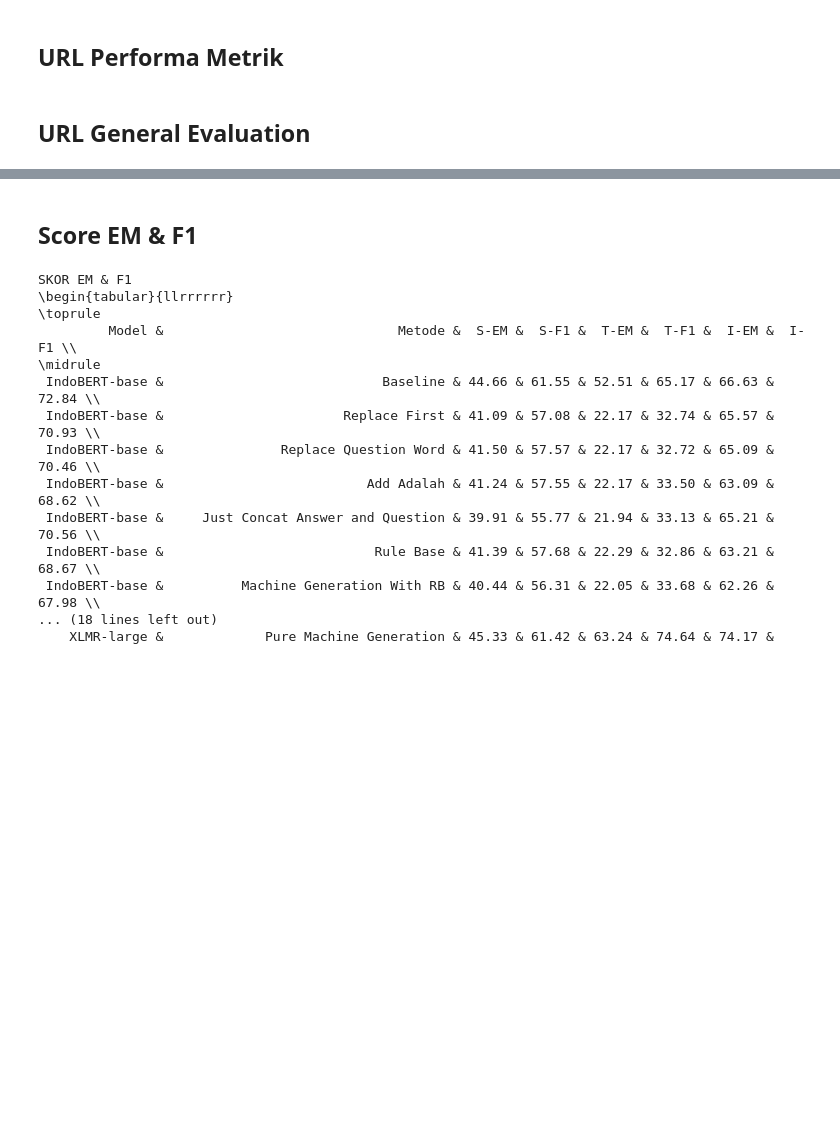
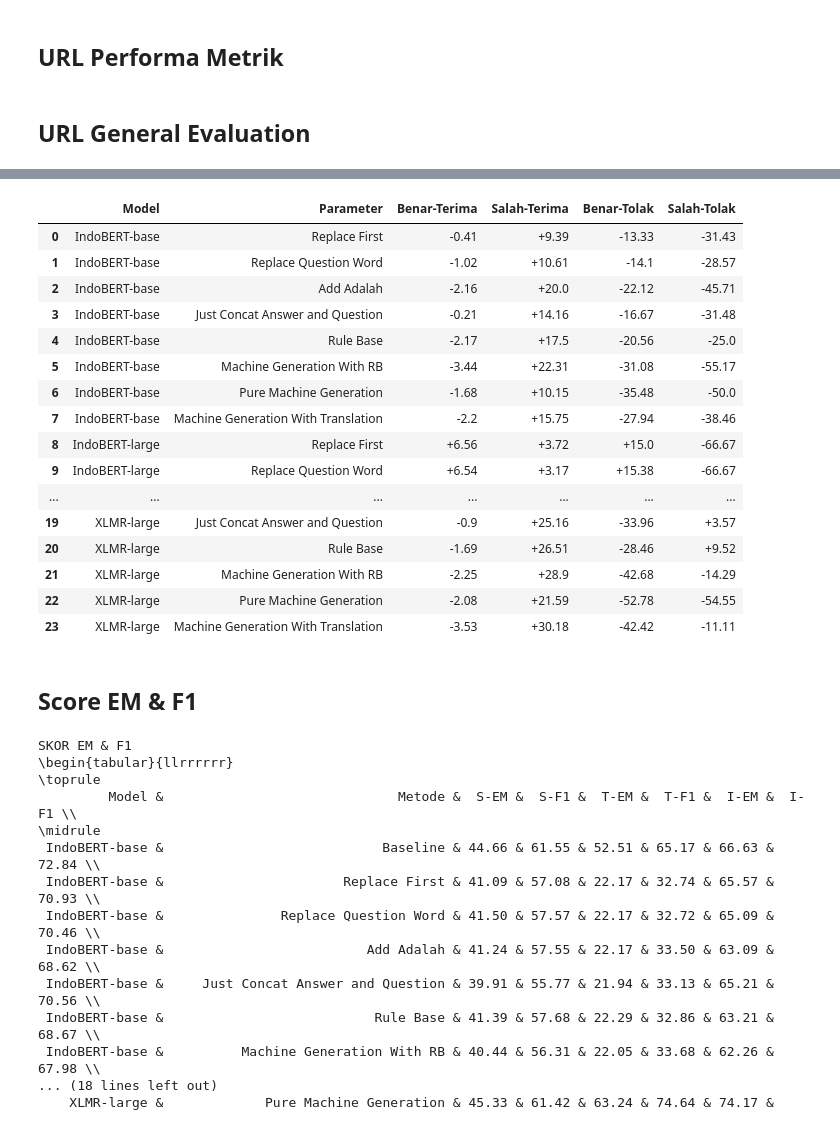
Before and after one commit to muhammadravi251001/qas-with-indonli, a Jupyter notebook: utilities/Scraping_for_Evaluation_&_Analysis.ipynb, the cells around one changed output, grey strips where cells are left out. Cells and saved outputs as stored; diff of their text form; code cells hidden in the pictures; blank space fills up the shorter version.

```diff
--- a/utilities/Scraping_for_Evaluation_&_Analysis.ipynb
+++ b/utilities/Scraping_for_Evaluation_&_Analysis.ipynb
@@ -2273,0 +4678,77 @@ xlm_i_7 = "https://huggingface.co/muhammadravi251001/fine-tuned-FilteringNLI-xlm
+# %%
+df_compare_metric = pd.DataFrame(
+    {
+    'Model': ["IndoBERT-base", "IndoBERT-base", "IndoBERT-base",
+              "IndoBERT-base", "IndoBERT-base", "IndoBERT-base",
+              "IndoBERT-base", "IndoBERT-base",
+
+              "IndoBERT-large", "IndoBERT-large", "IndoBERT-large",
+              "IndoBERT-large", "IndoBERT-large", "IndoBERT-large",
+              "IndoBERT-large", "IndoBERT-large",
+
+              "XLMR-large", "XLMR-large", "XLMR-large",
+              "XLMR-large", "XLMR-large", "XLMR-large",
+              "XLMR-large", "XLMR-large"],
+
+    'Parameter': ["Replace First", "Replace Question Word", "Add Adalah",
+               "Just Concat Answer and Question", "Rule Base",
+               "Machine Generation With RB", "Pure Machine Generation",
+               "Machine Generation With Translation",
+
+               "Replace First", "Replace Question Word", "Add Adalah",
+               "Just Concat Answer and Question", "Rule Base",
+               "Machine Generation With RB", "Pure Machine Generation",
+               "Machine Generation With Translation",
+
+               "Replace First", "Replace Question Word", "Add Adalah",
+               "Just Concat Answer and Question", "Rule Base",
+               "Machine Generation With RB", "Pure Machine Generation",
+               "Machine Generation With Translation"],
+
+    'Benar-Terima': [mp_rf(m_lem_i_0)[0], mp_rf(m_lem_i_1)[0], mp_rf(m_lem_i_2)[0], mp_rf(m_lem_i_3)[0],
+                     mp_rf(m_lem_i_4)[0], mp_rf(m_lem_i_5)[0], mp_rf(m_lem_i_6)[0], mp_rf(m_lem_i_7)[0],
+
+                     mp_rf(m_nlu_i_0)[0], mp_rf(m_nlu_i_1)[0], mp_rf(m_nlu_i_2)[0], mp_rf(m_nlu_i_3)[0],
+                     mp_rf(m_nlu_i_4)[0], mp_rf(m_nlu_i_5)[0], mp_rf(m_nlu_i_6)[0], mp_rf(m_nlu_i_7)[0],
+
+                     mp_rf(m_xlm_i_0)[0], mp_rf(m_xlm_i_1)[0], mp_rf(m_xlm_i_2)[0], mp_rf(m_xlm_i_3)[0],
+                     mp_rf(m_xlm_i_4)[0], mp_rf(m_xlm_i_5)[0], mp_rf(m_xlm_i_6)[0], mp_rf(m_xlm_i_7)[0]],
+
+    'Salah-Terima': [mp_rf(m_lem_i_0)[1], mp_rf(m_lem_i_1)[1], mp_rf(m_lem_i_2)[1], mp_rf(m_lem_i_3)[1],
+                     mp_rf(m_lem_i_4)[1], mp_rf(m_lem_i_5)[1], mp_rf(m_lem_i_6)[1], mp_rf(m_lem_i_7)[1],
+
+                     mp_rf(m_nlu_i_0)[1], mp_rf(m_nlu_i_1)[1], mp_rf(m_nlu_i_2)[1], mp_rf(m_nlu_i_3)[1],
+                     mp_rf(m_nlu_i_4)[1], mp_rf(m_nlu_i_5)[1], mp_rf(m_nlu_i_6)[1], mp_rf(m_nlu_i_7)[1],
+
+                     mp_rf(m_xlm_i_0)[1], mp_rf(m_xlm_i_1)[1], mp_rf(m_xlm_i_2)[1], mp_rf(m_xlm_i_3)[1],
+                     mp_rf(m_xlm_i_4)[1], mp_rf(m_xlm_i_5)[1], mp_rf(m_xlm_i_6)[1], mp_rf(m_xlm_i_7)[1]],
+
+    'Benar-Tolak': [mp_rf(m_lem_i_0)[2], mp_rf(m_lem_i_1)[2], mp_rf(m_lem_i_2)[2], mp_rf(m_lem_i_3)[2],
+                     mp_rf(m_lem_i_4)[2], mp_rf(m_lem_i_5)[2], mp_rf(m_lem_i_6)[2], mp_rf(m_lem_i_7)[2],
+
+                     mp_rf(m_nlu_i_0)[2], mp_rf(m_nlu_i_1)[2], mp_rf(m_nlu_i_2)[2], mp_rf(m_nlu_i_3)[2],
+                     mp_rf(m_nlu_i_4)[2], mp_rf(m_nlu_i_5)[2], mp_rf(m_nlu_i_6)[2], mp_rf(m_nlu_i_7)[2],
+
+                     mp_rf(m_xlm_i_0)[2], mp_rf(m_xlm_i_1)[2], mp_rf(m_xlm_i_2)[2], mp_rf(m_xlm_i_3)[2],
+                     mp_rf(m_xlm_i_4)[2], mp_rf(m_xlm_i_5)[2], mp_rf(m_xlm_i_6)[2], mp_rf(m_xlm_i_7)[2]],
+
+    'Salah-Tolak': [mp_rf(m_lem_i_0)[3], mp_rf(m_lem_i_1)[3], mp_rf(m_lem_i_2)[3], mp_rf(m_lem_i_3)[3],
+                     mp_rf(m_lem_i_4)[3], mp_rf(m_lem_i_5)[3], mp_rf(m_lem_i_6)[3], mp_rf(m_lem_i_7)[3],
+
+                     mp_rf(m_nlu_i_0)[3], mp_rf(m_nlu_i_1)[3], mp_rf(m_nlu_i_2)[3], mp_rf(m_nlu_i_3)[3],
+                     mp_rf(m_nlu_i_4)[3], mp_rf(m_nlu_i_5)[3], mp_rf(m_nlu_i_6)[3], mp_rf(m_nlu_i_7)[3],
+
+                     mp_rf(m_xlm_i_0)[3], mp_rf(m_xlm_i_1)[3], mp_rf(m_xlm_i_2)[3], mp_rf(m_xlm_i_3)[3],
+                     mp_rf(m_xlm_i_4)[3], mp_rf(m_xlm_i_5)[3], mp_rf(m_xlm_i_6)[3], mp_rf(m_xlm_i_7)[3]],
+    },
+
+    columns=['Model', 'Parameter',
+             'Benar-Terima', 'Salah-Terima', 'Benar-Tolak', 'Salah-Tolak']
+    )
+
+print("Perubahan Metrik Skor")
+print(df_compare_metric.to_latex(index=False))
+print()
+
+df_compare_metric
+# %% [output]
@@ -2274,3 +4772,20 @@ xlm_i_7 = "https://huggingface.co/muhammadravi251001/fine-tuned-FilteringNLI-xlm
+|  | Model | Parameter | Benar-Terima | Salah-Terima | Benar-Tolak | Salah-Tolak |
+| 0 | IndoBERT-base | Replace First | -0.41 | +9.39 | -13.33 | -31.43 |
+| 1 | IndoBERT-base | Replace Question Word | -1.02 | +10.61 | -14.1 | -28.57 |
+| 2 | IndoBERT-base | Add Adalah | -2.16 | +20.0 | -22.12 | -45.71 |
+| 3 | IndoBERT-base | Just Concat Answer and Question | -0.21 | +14.16 | -16.67 | -31.48 |
+| 4 | IndoBERT-base | Rule Base | -2.17 | +17.5 | -20.56 | -25.0 |
+| 5 | IndoBERT-base | Machine Generation With RB | -3.44 | +22.31 | -31.08 | -55.17 |
+| 6 | IndoBERT-base | Pure Machine Generation | -1.68 | +10.15 | -35.48 | -50.0 |
+| 7 | IndoBERT-base | Machine Generation With Translation | -2.2 | +15.75 | -27.94 | -38.46 |
+| 8 | IndoBERT-large | Replace First | +6.56 | +3.72 | +15.0 | -66.67 |
+| 9 | IndoBERT-large | Replace Question Word | +6.54 | +3.17 | +15.38 | -66.67 |
+| ... | ... | ... | ... | ... | ... | ... |
+| 19 | XLMR-large | Just Concat Answer and Question | -0.9 | +25.16 | -33.96 | +3.57 |
+| 20 | XLMR-large | Rule Base | -1.69 | +26.51 | -28.46 | +9.52 |
+| 21 | XLMR-large | Machine Generation With RB | -2.25 | +28.9 | -42.68 | -14.29 |
+| 22 | XLMR-large | Pure Machine Generation | -2.08 | +21.59 | -52.78 | -54.55 |
+| 23 | XLMR-large | Machine Generation With Translation | -3.53 | +30.18 | -42.42 | -11.11 |
 # %% [markdown]
 ## Score EM & F1
 # %%
```
Also changed, not shown: parts of 45 cells of this notebook, 12 other files.
